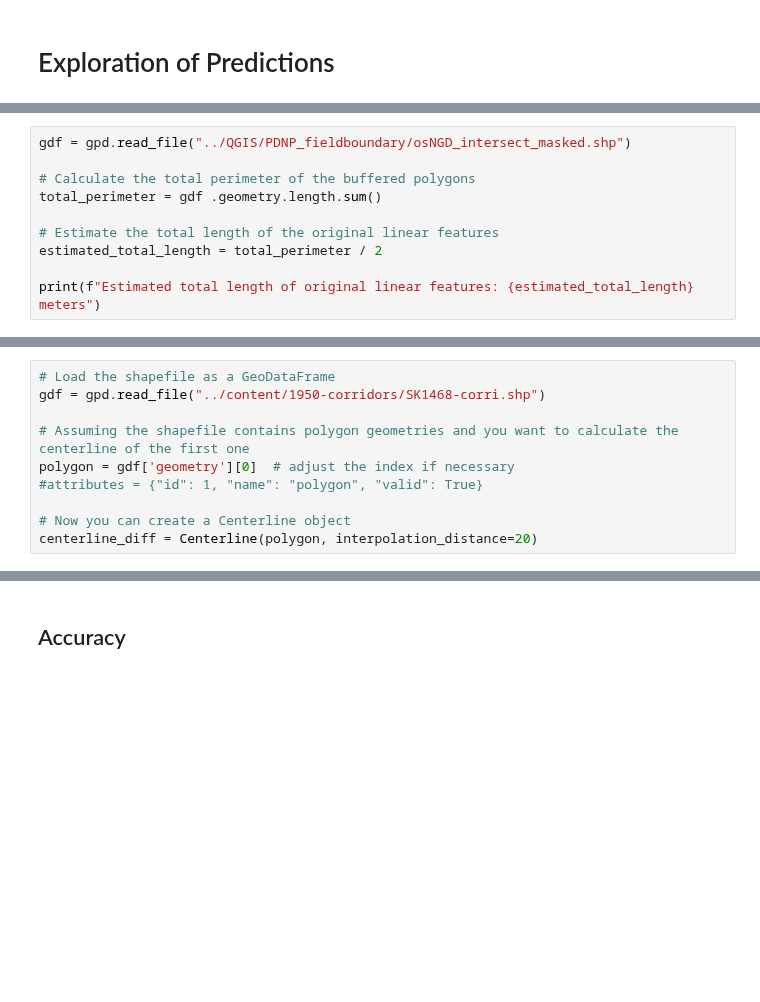
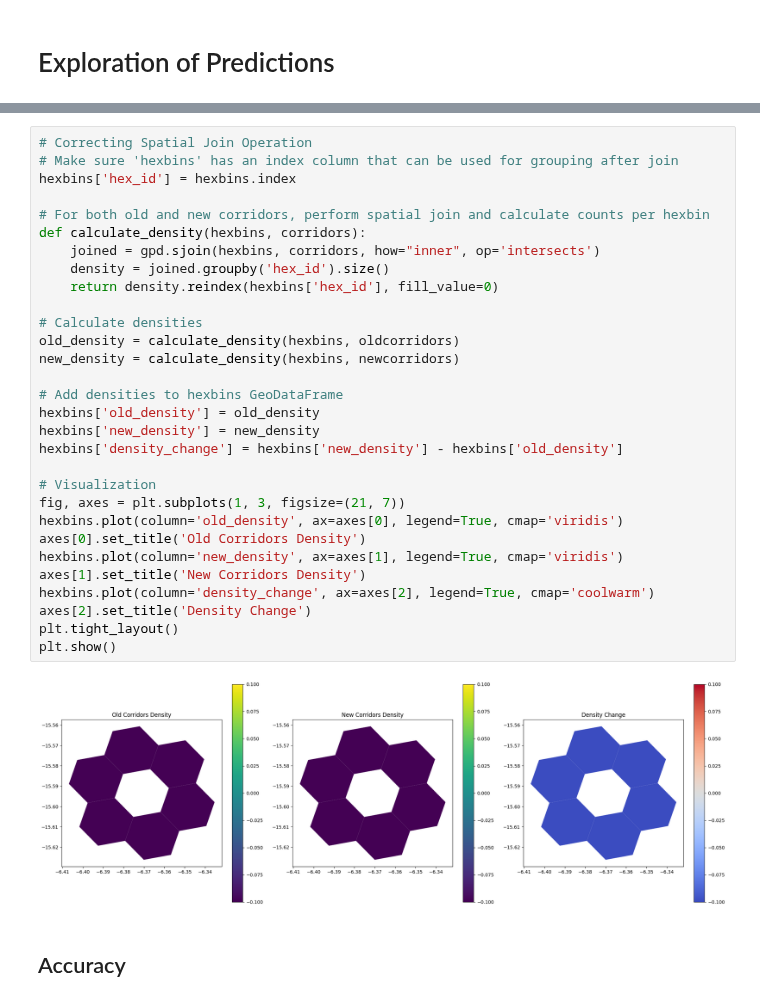
Before and after one commit to pdnpa/cnn-boundaries, a Jupyter notebook: notebooks/label-analysis.ipynb, the cells around one changed output, grey strips where cells are left out. Saved outputs shown, nothing was run; the diff lists cells and outputs as text; blank space fills up the shorter version.

```diff
--- a/notebooks/label-analysis.ipynb
+++ b/notebooks/label-analysis.ipynb
@@ -147,10 +100,0 @@ ngd_dissolved_gdf = gpd.GeoDataFrame(geometry=[dissolved_geometry], crs="EPSG:27
-# %%
-gdf = gpd.read_file("../QGIS/PDNP_fieldboundary/osNGD_intersect_masked.shp")
-
-# Calculate the total perimeter of the buffered polygons
-total_perimeter = gdf .geometry.length.sum()
-
-# Estimate the total length of the original linear features
-estimated_total_length = total_perimeter / 2
-
-print(f"Estimated total length of original linear features: {estimated_total_length} meters")
@@ -176,10 +100,0 @@ ngd_dissolved_gdf.to_file("../content/1950-corridors/ngd_intersect.shp", driver=
-# %%
-# Load the shapefile as a GeoDataFrame
-gdf = gpd.read_file("../content/1950-corridors/SK1468-corri.shp")
-
-# Assuming the shapefile contains polygon geometries and you want to calculate the centerline of the first one
-polygon = gdf['geometry'][0]  # adjust the index if necessary
-#attributes = {"id": 1, "name": "polygon", "valid": True}
-
-# Now you can create a Centerline object
-centerline_diff = Centerline(polygon, interpolation_distance=20)
@@ -237,3 +245,35 @@ print("Conversion completed.")
+# %%
+# Correcting Spatial Join Operation
+# Make sure 'hexbins' has an index column that can be used for grouping after join
+hexbins['hex_id'] = hexbins.index
+
+# For both old and new corridors, perform spatial join and calculate counts per hexbin
+def calculate_density(hexbins, corridors):
+    joined = gpd.sjoin(hexbins, corridors, how="inner", op='intersects')
+    density = joined.groupby('hex_id').size()
+    return density.reindex(hexbins['hex_id'], fill_value=0)
+
+# Calculate densities
+old_density = calculate_density(hexbins, oldcorridors)
+new_density = calculate_density(hexbins, newcorridors)
+
+# Add densities to hexbins GeoDataFrame
+hexbins['old_density'] = old_density
+hexbins['new_density'] = new_density
+hexbins['density_change'] = hexbins['new_density'] - hexbins['old_density']
+
+# Visualization
+fig, axes = plt.subplots(1, 3, figsize=(21, 7))
+hexbins.plot(column='old_density', ax=axes[0], legend=True, cmap='viridis')
+axes[0].set_title('Old Corridors Density')
+hexbins.plot(column='new_density', ax=axes[1], legend=True, cmap='viridis')
+axes[1].set_title('New Corridors Density')
+hexbins.plot(column='density_change', ax=axes[2], legend=True, cmap='coolwarm')
+axes[2].set_title('Density Change')
+plt.tight_layout()
+plt.show()
+# %% [output]
+[figure, added]
 # %% [markdown]
 ## Accuracy
 # %%
```
Also changed, not shown: parts of 21 cells of this notebook, 1 other file.
